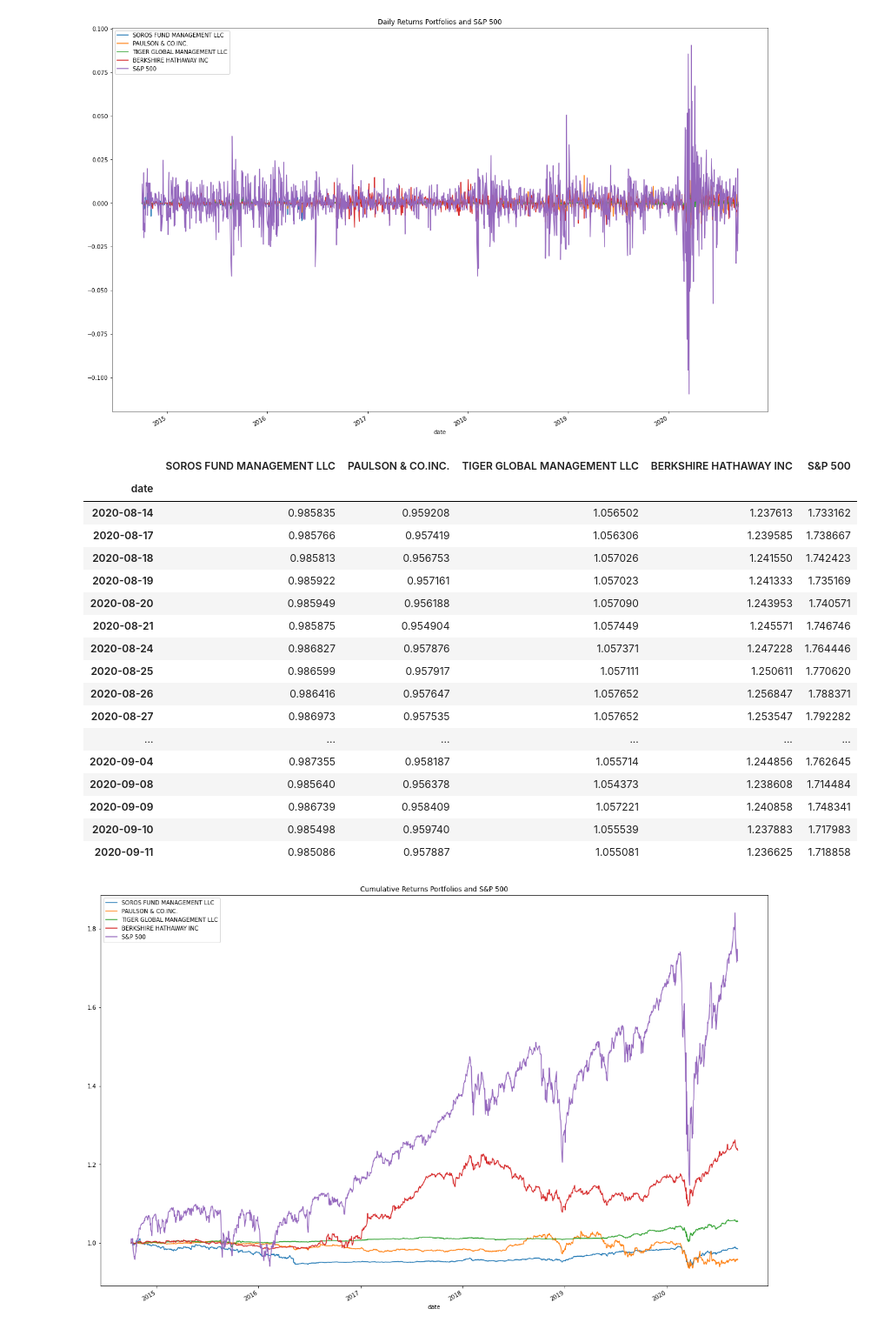
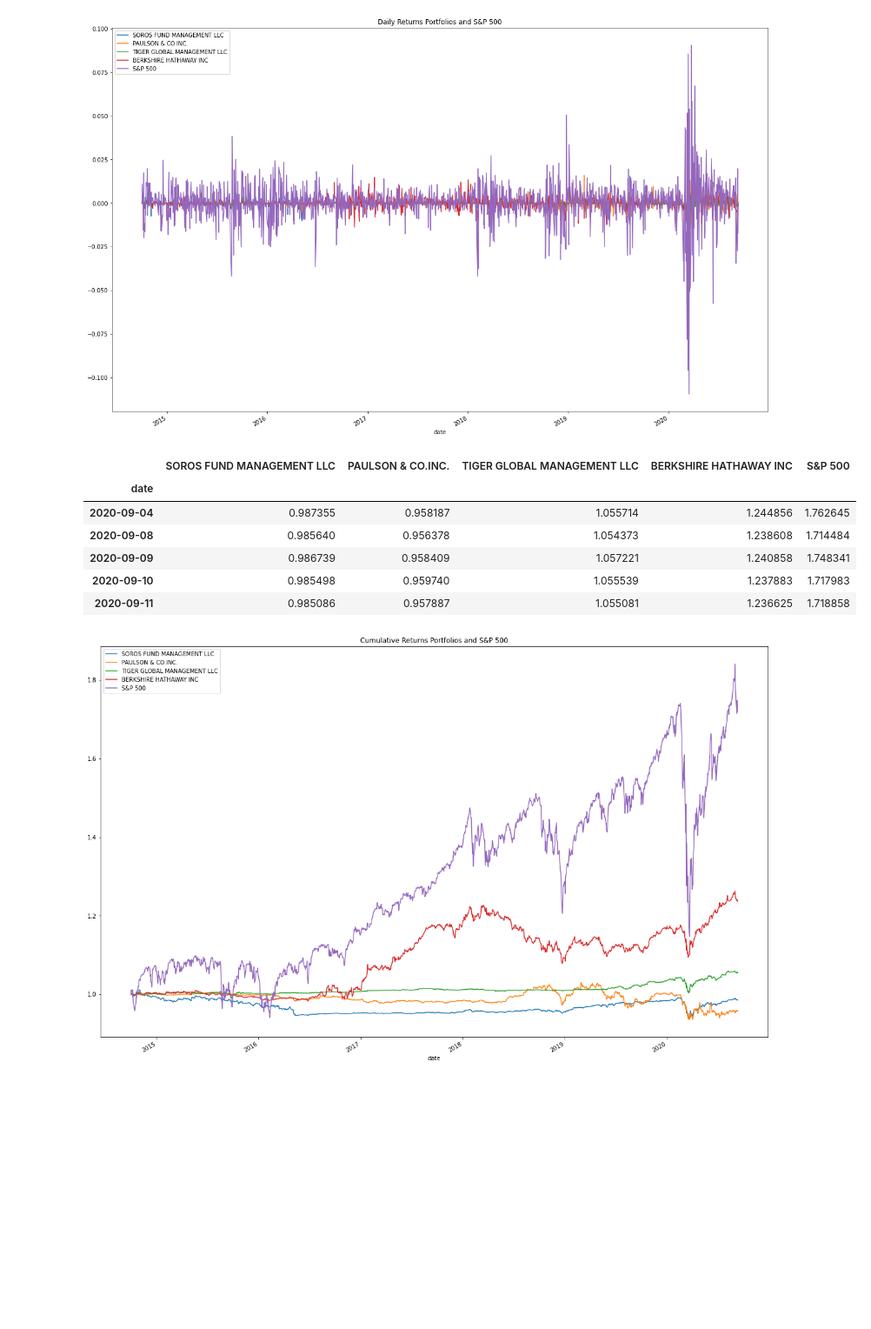
Before and after one commit to Deep4Patel9/fintech_investment_portfolio, a Jupyter notebook: risk_return_analysis.ipynb, the cells around one changed output. Shown at 87% size. Saved outputs shown, nothing was run; the diff lists cells and outputs as text; code cells hidden in the pictures; blank space fills up the shorter version.

```diff
--- a/risk_return_analysis.ipynb
+++ b/risk_return_analysis.ipynb
@@ -146,23 +52,12 @@ ax = daily_returns.plot(kind='line', figsize=(21,14), title="Daily Returns Portf
 # %%
 # Calculate and plot the cumulative returns of the 4 fund portfolios and the S&P 500
 cumulative_returns = (daily_returns +1).cumprod()
 
 # Review the last 5 rows of the cumulative returns DataFrame
-cumulative_returns.tail(20)
+cumulative_returns.tail()
 # %% [output]
 |  | SOROS FUND MANAGEMENT LLC | PAULSON & CO.INC. | TIGER GLOBAL MANAGEMENT LLC | BERKSHIRE HATHAWAY INC | S&P 500 |
 | date |  |  |  |  |  |
-| 2020-08-14 | 0.985835 | 0.959208 | 1.056502 | 1.237613 | 1.733162 |
-| 2020-08-17 | 0.985766 | 0.957419 | 1.056306 | 1.239585 | 1.738667 |
-| 2020-08-18 | 0.985813 | 0.956753 | 1.057026 | 1.241550 | 1.742423 |
-| 2020-08-19 | 0.985922 | 0.957161 | 1.057023 | 1.241333 | 1.735169 |
-| 2020-08-20 | 0.985949 | 0.956188 | 1.057090 | 1.243953 | 1.740571 |
-| 2020-08-21 | 0.985875 | 0.954904 | 1.057449 | 1.245571 | 1.746746 |
-| 2020-08-24 | 0.986827 | 0.957876 | 1.057371 | 1.247228 | 1.764446 |
-| 2020-08-25 | 0.986599 | 0.957917 | 1.057111 | 1.250611 | 1.770620 |
-| 2020-08-26 | 0.986416 | 0.957647 | 1.057652 | 1.256847 | 1.788371 |
-| 2020-08-27 | 0.986973 | 0.957535 | 1.057652 | 1.253547 | 1.792282 |
-| ... | ... | ... | ... | ... | ... |
 | 2020-09-04 | 0.987355 | 0.958187 | 1.055714 | 1.244856 | 1.762645 |
 | 2020-09-08 | 0.985640 | 0.956378 | 1.054373 | 1.238608 | 1.714484 |
 | 2020-09-09 | 0.986739 | 0.958409 | 1.057221 | 1.240858 | 1.748341 |
```
Also changed, not shown: parts of 4 cells of this notebook, 1 other file.
